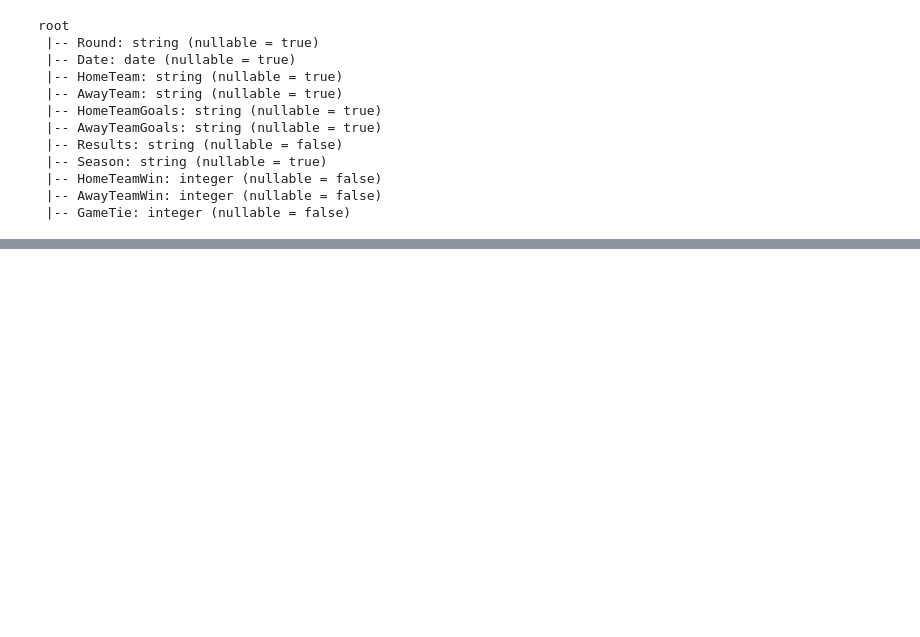
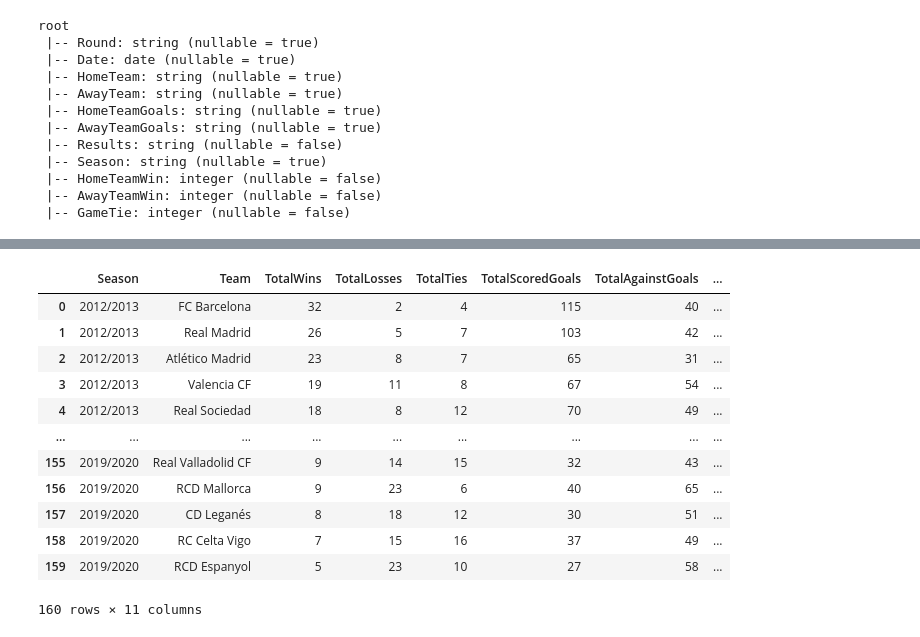
Before and after one commit to mojkej/football_es, a Jupyter notebook: football_es.ipynb, the cells around one changed output, grey strips where cells are left out. Cells and saved outputs as stored; diff of their text form; code cells hidden in the pictures; blank space fills up the shorter version.

```diff
--- a/football_es.ipynb
+++ b/football_es.ipynb
@@ -475,0 +447,23 @@ df_result.show()
+# %%
+# set window partitioning and ordering for ranking teams within each season
+window_spec = Window.partitionBy('Season').orderBy(F.col('WinPercentage').desc(
+), F.col('GoalDifference').desc(), F.col('TotalScoredGoals').desc())
+
+# Rank Teams by season
+df_ranked = df_processed_final.withColumn('Rank', F.rank().over(window_spec))
+# %%
+df_ranked.toPandas()
+# %% [output]
+|  | Season | Team | TotalWins | TotalLosses | TotalTies | TotalScoredGoals | TotalAgainstGoals | ... |
+| 0 | 2012/2013 | FC Barcelona | 32 | 2 | 4 | 115 | 40 | ... |
+| 1 | 2012/2013 | Real Madrid | 26 | 5 | 7 | 103 | 42 | ... |
+| 2 | 2012/2013 | Atlético Madrid | 23 | 8 | 7 | 65 | 31 | ... |
+| 3 | 2012/2013 | Valencia CF | 19 | 11 | 8 | 67 | 54 | ... |
+| 4 | 2012/2013 | Real Sociedad | 18 | 8 | 12 | 70 | 49 | ... |
+| ... | ... | ... | ... | ... | ... | ... | ... | ... |
+| 155 | 2019/2020 | Real Valladolid CF | 9 | 14 | 15 | 32 | 43 | ... |
+| 156 | 2019/2020 | RCD Mallorca | 9 | 23 | 6 | 40 | 65 | ... |
+| 157 | 2019/2020 | CD Leganés | 8 | 18 | 12 | 30 | 51 | ... |
+| 158 | 2019/2020 | RC Celta Vigo | 7 | 15 | 16 | 37 | 49 | ... |
+| 159 | 2019/2020 | RCD Espanyol | 5 | 23 | 10 | 27 | 58 | ... |
+160 rows × 11 columns
```
Also changed, not shown: parts of 22 cells of this notebook.
